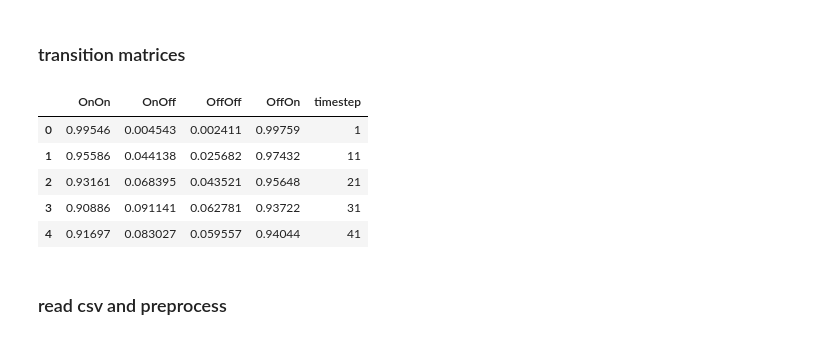
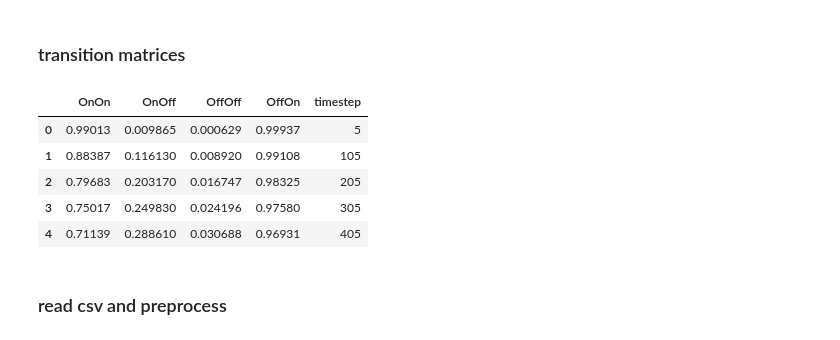
Before and after one commit to tjbergst/data-parsing, a Jupyter notebook: markov-dev.ipynb, the cells around one changed output. Drawn from its saved outputs; the diff is of its cells as text; code cells hidden in the pictures.

```diff
--- a/markov-dev.ipynb
+++ b/markov-dev.ipynb
@@ -26,27 +26,28 @@ Using TensorFlow backend.
 # %% [markdown]
 ### transition matrices
 # %%
-tmat_file = 'data/wifi_t_matrices.csv'
+#tmat_file = 'data/wifi_t_matrices.csv'
+tmat_file = 'data/wifi_t_matrices2.csv'
 
 tmat_df = (
     pd
     .read_csv(
         tmat_file,
         names=['OnOn','OnOff','OffOn','OffOff','timestep']
     )
     #.eval('OffOff = 1 - OffOff')
     #.eval('OffOn = 1 - OffOn')
     [['OnOn', 'OnOff', 'OffOff', 'OffOn', 'timestep']]
 )
 
 tmat_df.head()
 # %% [output]
 |  | OnOn | OnOff | OffOff | OffOn | timestep |
-| 0 | 0.99546 | 0.004543 | 0.002411 | 0.99759 | 1 |
-| 1 | 0.95586 | 0.044138 | 0.025682 | 0.97432 | 11 |
-| 2 | 0.93161 | 0.068395 | 0.043521 | 0.95648 | 21 |
-| 3 | 0.90886 | 0.091141 | 0.062781 | 0.93722 | 31 |
-| 4 | 0.91697 | 0.083027 | 0.059557 | 0.94044 | 41 |
+| 0 | 0.99013 | 0.009865 | 0.000629 | 0.99937 | 5 |
+| 1 | 0.88387 | 0.116130 | 0.008920 | 0.99108 | 105 |
+| 2 | 0.79683 | 0.203170 | 0.016747 | 0.98325 | 205 |
+| 3 | 0.75017 | 0.249830 | 0.024196 | 0.97580 | 305 |
+| 4 | 0.71139 | 0.288610 | 0.030688 | 0.96931 | 405 |
 # %% [markdown]
 ### read csv and preprocess
 # %%
```
Also changed, not shown: parts of 8 cells of this notebook.
